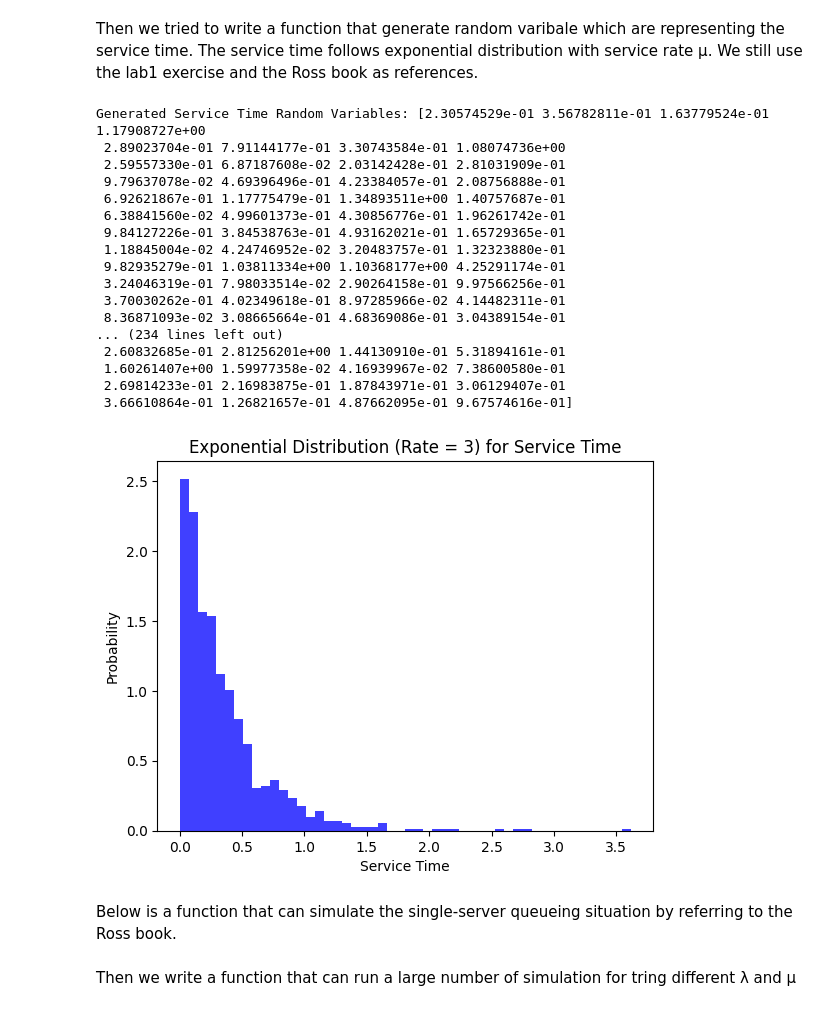
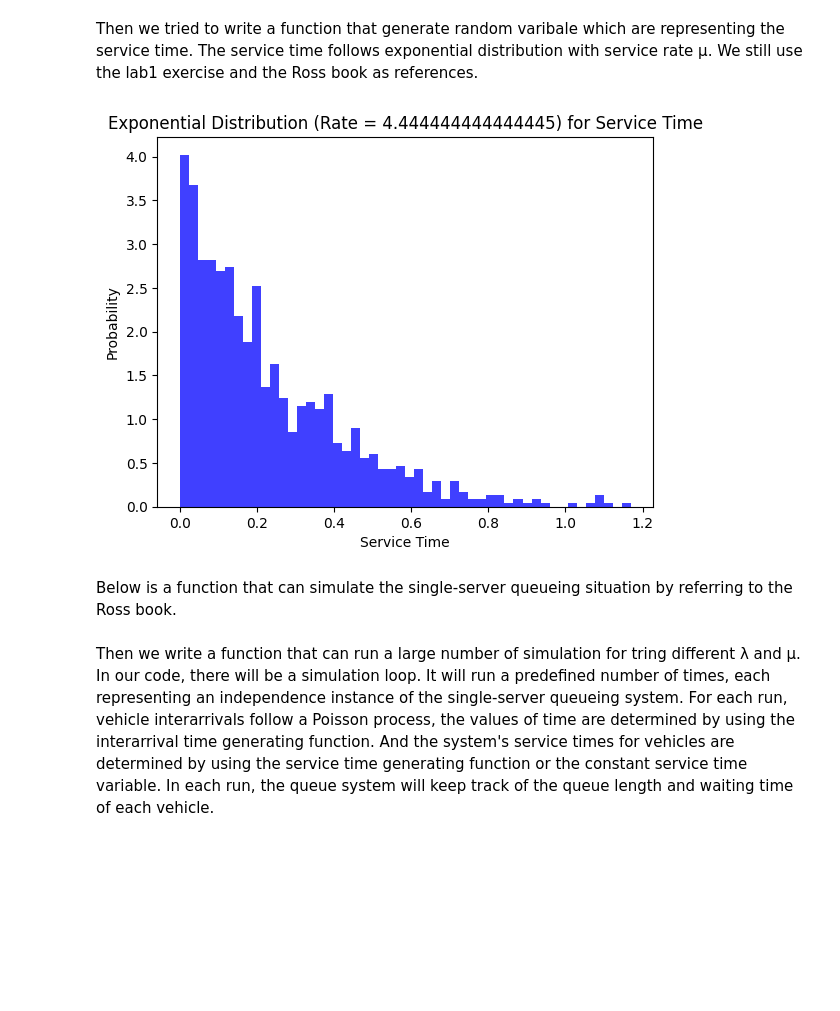
Before and after one commit to Ssactl/AH2174_HT23_Traffic-Simulation-Modelling-and-Applications, a Jupyter notebook: AH2174_2023_project1_section1.ipynb, the cells around one changed output. Cells and saved outputs as stored; diff of their text form; code cells hidden in the pictures; blank space fills up the shorter version.

```diff
--- a/AH2174_2023_project1_section1.ipynb
+++ b/AH2174_2023_project1_section1.ipynb
@@ -63,50 +55,31 @@ Generated Arrival Time Random Variables: [9, 8, 14, 8, 12, 10, 11, 9, 11, 10, 5,
 # %% [markdown]
 Then we tried to write a function that generate random varibale which are representing the service time. The service time follows exponential distribution with service rate  μ. We still use the lab1 exercise and the Ross book as references.
 # %%
-def generate_service_time_random_variable(mu, size):
-    # Generate random numbers from a uniform distribution (0, 1)
-    u = np.random.rand(size)
+def generate_service_time(mu):
+    # Generate a random number from a uniform distribution (0, 1)
+    u = np.random.rand()
 
-    # Generate service time random variables using the inverse transform method
-    service_time_random_variable = - (1 / mu) * np.log(u)
+    # Generate a service time random variable using the inverse transform method
+    service_time = - (1 / mu) * np.log(u)
 
-    return service_time_random_variable
+    return service_time
+
 
 # Example Usage:
-mu_parameter = 3  # Service rate
+mu_parameter = 4/0.9  # Service rate
 random_variable_size = 1000
 
-# Generate random numbers following an exponential distribution with rate mu
-service_time_random_variable = generate_service_time_random_variable(mu_parameter, random_variable_size)
+# Plot the histogram of multiple generated service time random variables
+random_variable_size = 1000
+service_times = [generate_service_time(mu_parameter) for _ in range(random_variable_size)]
 
-# Print the generated random variables
-print("Generated Service Time Random Variables:", service_time_random_variable)
-
-# Plot the histogram of generated service time random variables
-plt.hist(service_time_random_variable, bins=50, density=True, alpha=0.75, color='b')
+plt.hist(service_times, bins=50, density=True, alpha=0.75, color='b')
 plt.title(f'Exponential Distribution (Rate = {mu_parameter}) for Service Time')
 plt.xlabel('Service Time')
 plt.ylabel('Probability')
 plt.show()
 # %% [output]
-Generated Service Time Random Variables: [2.30574529e-01 3.56782811e-01 1.63779524e-01 1.17908727e+00
- 2.89023704e-01 7.91144177e-01 3.30743584e-01 1.08074736e+00
- 2.59557330e-01 6.87187608e-02 2.03142428e-01 2.81031909e-01
- 9.79637078e-02 4.69396496e-01 4.23384057e-01 2.08756888e-01
- 6.92621867e-01 1.17775479e-01 1.34893511e+00 1.40757687e-01
- 6.38841560e-02 4.99601373e-01 4.30856776e-01 1.96261742e-01
- 9.84127226e-01 3.84538763e-01 4.93162021e-01 1.65729365e-01
- 1.18845004e-02 4.24746952e-02 3.20483757e-01 1.32323880e-01
- 9.82935279e-01 1.03811334e+00 1.10368177e+00 4.25291174e-01
- 3.24046319e-01 7.98033514e-02 2.90264158e-01 9.97566256e-01
- 3.70030262e-01 4.02349618e-01 8.97285966e-02 4.14482311e-01
- 8.36871093e-02 3.08665664e-01 4.68369086e-01 3.04389154e-01
-... (234 lines left out)
- 2.60832685e-01 2.81256201e+00 1.44130910e-01 5.31894161e-01
- 1.60261407e+00 1.59977358e-02 4.16939967e-02 7.38600580e-01
- 2.69814233e-01 2.16983875e-01 1.87843971e-01 3.06129407e-01
- 3.66610864e-01 1.26821657e-01 4.87662095e-01 9.67574616e-01]
-[figure, old version]
+[figure, new version]
 # %% [markdown]
 Below is a function that can simulate the single-server queueing situation by referring to the Ross book.
 # %%
@@ -162,5 +148,5 @@ def single_server_queue_simulation(simulation_time,arrival_time_random_variable,
 
   return event_list,arrival_time_of_customer_i,depature_time_of_customer_i,queue_length_list
-# %% [markdown]
-Then we write a function that can run a large number of simulation for tring different λ and μ
+# %% [markdown]
+Then we write a function that can run a large number of simulation for tring different λ and μ. In our code, there will be a simulation loop. It will run a predefined number of times, each representing an independence instance of the single-server queueing system. For each run, vehicle interarrivals follow a Poisson process, the values of time are determined by using the interarrival time generating function. And the system's service times for vehicles are determined by using the service time generating function or the constant service time variable. In each run, the queue system will keep track of the queue length and waiting time of each vehicle.
 # %%
```
Also changed, not shown: parts of 6 cells of this notebook.
